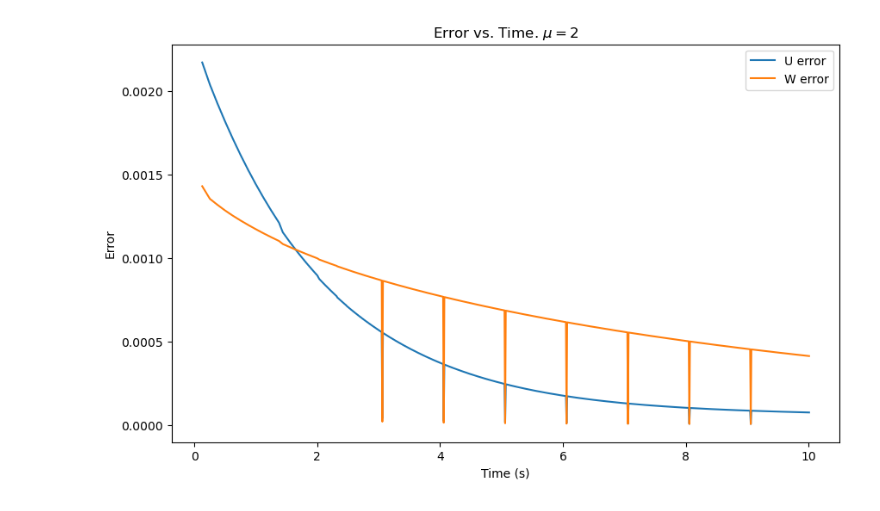
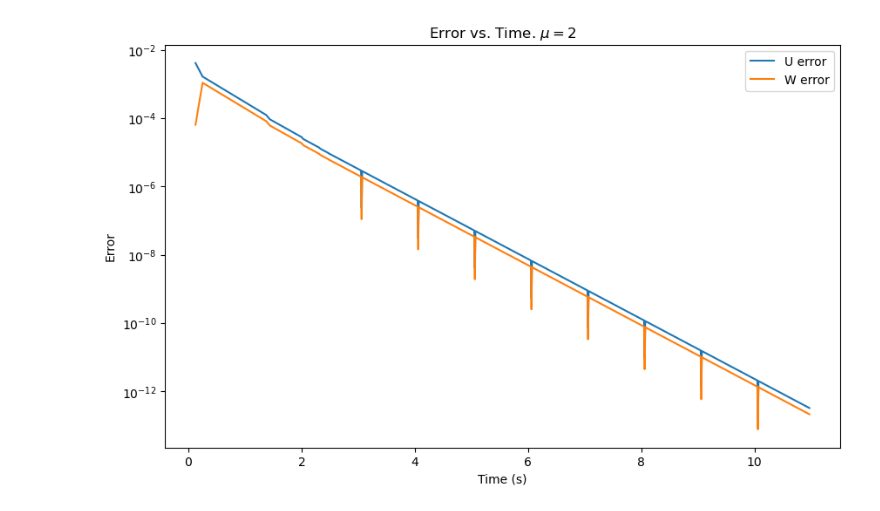
Before and after one commit to Smfun12/dedalus_nse, a Jupyter notebook: plot_errors.ipynb, the cells around one changed output. Saved outputs shown, nothing was run; the diff lists cells and outputs as text; code cells hidden in the pictures.

```diff
--- a/plot_errors.ipynb
+++ b/plot_errors.ipynb
@@ -9,13 +9,13 @@ w_error = np.load('eulerian/plots/wbErrors.npy')
 # %%
 # Plot the data
 plt.figure(figsize=(10, 6))
-plt.plot(time, u_error, label='U error')
-plt.plot(time, w_error, label='W error')
+plt.semilogy(time, u_error, label='U error')
+plt.semilogy(time, w_error, label='W error')
 plt.xlabel('Time (s)')
 plt.ylabel('Error')
 plt.title(r'Error vs. Time. $\mu=2$')
 plt.legend()
 # plt.grid(True)
 plt.show()
 # %% [output]
-[figure, old version]
+[figure, new version]
```
Also changed, not shown: 1 other file.
